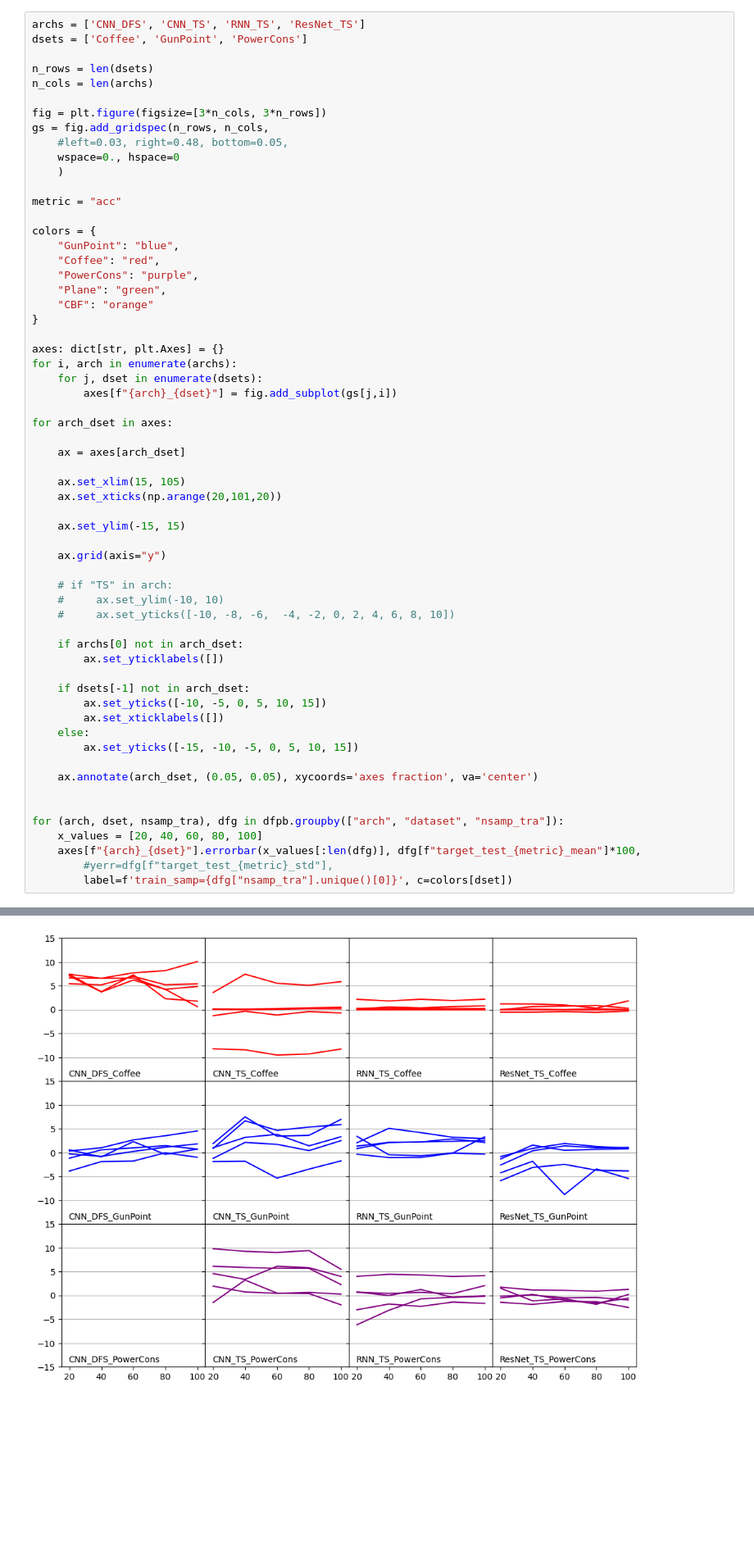
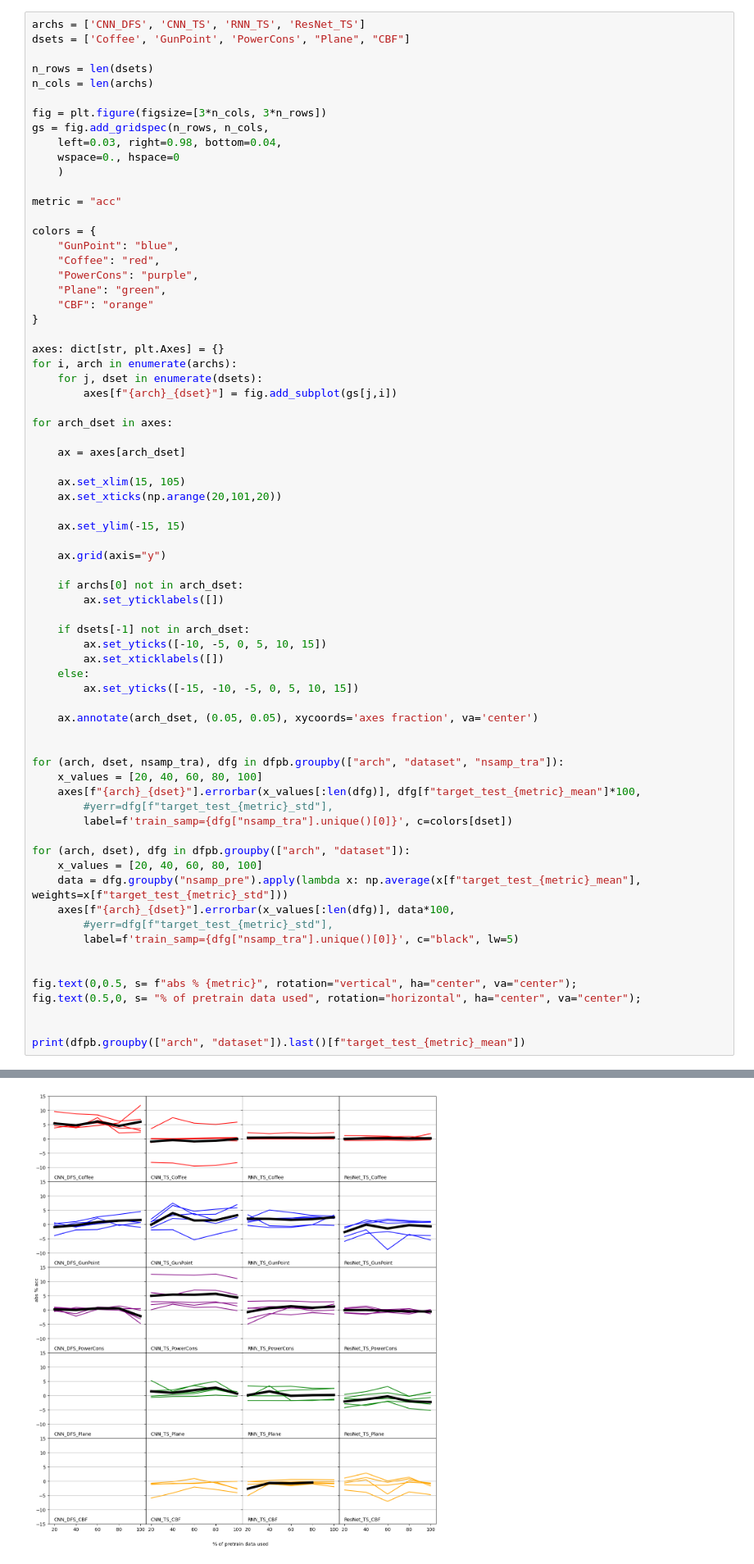
Before and after one commit to mbisan/s3ts, a Jupyter notebook: notebooks/exp_ratio.ipynb, the cells around one changed output, grey strips where cells are left out. Shown at 82% size. Drawn from its saved outputs; the diff is of its cells as text; blank space fills up the shorter version.

```diff
--- a/notebooks/exp_ratio.ipynb
+++ b/notebooks/exp_ratio.ipynb
@@ -94,13 +101,13 @@ print(dfp.dataset.unique())
 # %%
 archs = ['CNN_DFS', 'CNN_TS', 'RNN_TS', 'ResNet_TS']
-dsets = ['Coffee', 'GunPoint', 'PowerCons']
+dsets = ['Coffee', 'GunPoint', 'PowerCons', "Plane", "CBF"]
 
 n_rows = len(dsets)
 n_cols = len(archs)
 
 fig = plt.figure(figsize=[3*n_cols, 3*n_rows])
 gs = fig.add_gridspec(n_rows, n_cols,
-    #left=0.03, right=0.48, bottom=0.05,
+    left=0.03, right=0.98, bottom=0.04,
     wspace=0., hspace=0
     )
 
@@ -130,10 +137,6 @@ for arch_dset in axes:
 
     ax.grid(axis="y")
 
-    # if "TS" in arch:
-    #     ax.set_ylim(-10, 10)
-    #     ax.set_yticks([-10, -8, -6,  -4, -2, 0, 2, 4, 6, 8, 10])
-
     if archs[0] not in arch_dset:
         ax.set_yticklabels([])
 
@@ -151,4 +154,18 @@ for (arch, dset, nsamp_tra), dfg in dfpb.groupby(["arch", "dataset", "nsamp_tra"
     axes[f"{arch}_{dset}"].errorbar(x_values[:len(dfg)], dfg[f"target_test_{metric}_mean"]*100,
         #yerr=dfg[f"target_test_{metric}_std"],
         label=f'train_samp={dfg["nsamp_tra"].unique()[0]}', c=colors[dset])
+
+for (arch, dset), dfg in dfpb.groupby(["arch", "dataset"]):
+    x_values = [20, 40, 60, 80, 100]
+    data = dfg.groupby("nsamp_pre").apply(lambda x: np.average(x[f"target_test_{metric}_mean"], weights=x[f"target_test_{metric}_std"]))
+    axes[f"{arch}_{dset}"].errorbar(x_values[:len(dfg)], data*100,
+        #yerr=dfg[f"target_test_{metric}_std"],
+        label=f'train_samp={dfg["nsamp_tra"].unique()[0]}', c="black", lw=5)
+
+
+fig.text(0,0.5, s= f"abs % {metric}", rotation="vertical", ha="center", va="center");
+fig.text(0.5,0, s= "% of pretrain data used", rotation="horizontal", ha="center", va="center");
+
+
+print(dfpb.groupby(["arch", "dataset"]).last()[f"target_test_{metric}_mean"])
 # %% [output]
@@ -155 +192 @@ for (arch, dset, nsamp_tra), dfg in dfpb.groupby(["arch", "dataset", "nsamp_tra"
-[figure, old version]
+[figure, new version]
```
Also changed, not shown: parts of 6 cells of this notebook, 44 other files.
